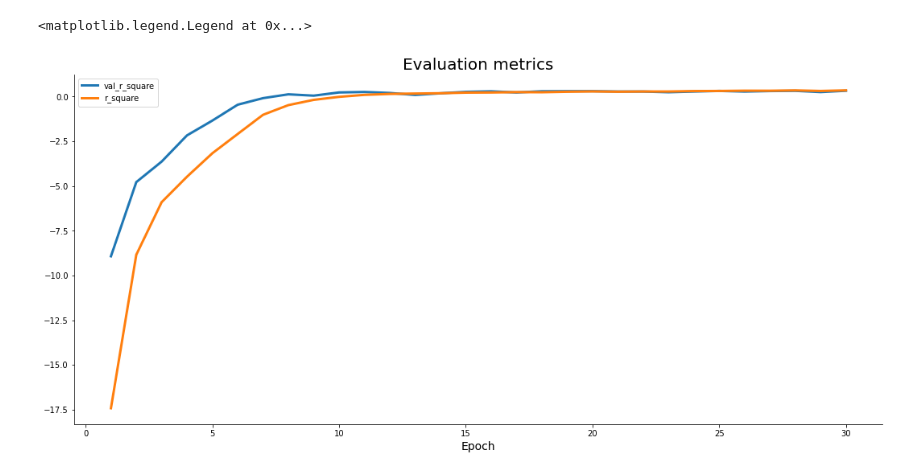
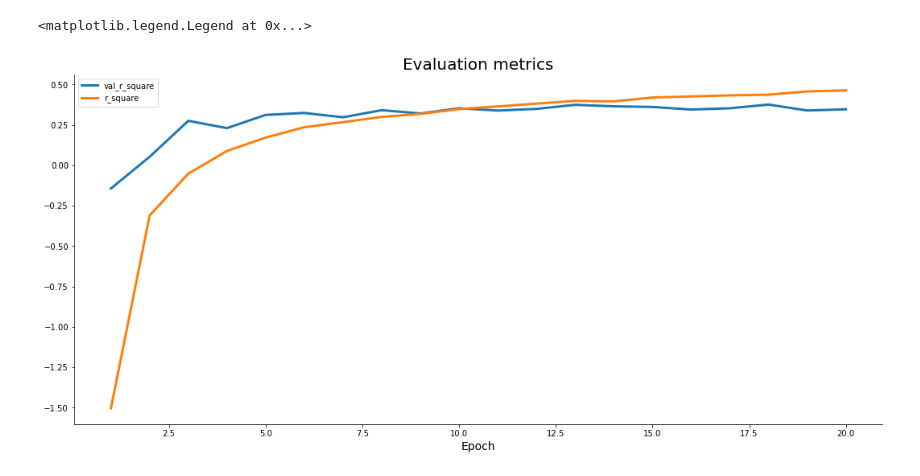
Before and after one commit to Fardic/TopVideoGames, a Jupyter notebook: top_video_games.ipynb, the cells around one changed output. Saved outputs shown, nothing was run; the diff lists cells and outputs as text; code cells hidden in the pictures.

```diff
--- a/top_video_games.ipynb
+++ b/top_video_games.ipynb
@@ -72,7 +92,7 @@ x.drop(columns=["name", "summary", "reviews"], inplace=True)
 x = pd.concat([x, pd.DataFrame(reviews), pd.get_dummies(x.platform, prefix='plat')], axis=1)
 x.drop(columns=["platform", "publish_year", "publish_month"], inplace=True)
 
-x = StandardScaler(with_mean=False).fit_transform(x)
+x = StandardScaler().fit_transform(x)
 
 svd = decomposition.TruncatedSVD(n_components=200, n_iter=7, random_state=7)
 x = svd.fit_transform(x)
@@ -89,8 +113,16 @@ model.add(Dense(256, activation='relu'))
 model.add(Dropout(0.2))
 model.add(batch_normalization.BatchNormalization())
 
+model.add(Dense(256, activation='relu'))
+model.add(Dropout(0.2))
+model.add(batch_normalization.BatchNormalization())
+
+model.add(Dense(256, activation='relu'))
+model.add(Dropout(0.2))
+model.add(batch_normalization.BatchNormalization())
+
 
 model.add(Dense(1))
-model.add(Activation('relu'))
+model.add(Activation('sigmoid'))
 
-model.compile(loss="mse", optimizer='adam', metrics=[tensorflow.keras.metrics.RootMeanSquaredError(), RSquare(dtype=tensorflow.float32, y_shape=(1,))])
+model.compile(loss="mean_squared_logarithmic_error", optimizer=tensorflow.keras.optimizers.Adam(), metrics=[tensorflow.keras.metrics.RootMeanSquaredError(), RSquare(dtype=tensorflow.float32, y_shape=(1,))])
@@ -97,5 +131,5 @@ model.compile(loss="mse", optimizer='adam', metrics=[tensorflow.keras.metrics.Ro
 # %%
 model_history = model.fit(x_train, y=y_train, batch_size=64,
-          epochs=30, verbose=1,
+          epochs=20, verbose=1,
           validation_data=(x_valid, y_valid))
 # %% [output]
@@ -119,22 +155,22 @@ Epoch 30/30
 # %%
 rcParams['figure.figsize'] = (18, 8)
 rcParams['axes.spines.top'] = False
 rcParams['axes.spines.right'] = False
 
 plt.plot(
-    np.arange(1, 31),
+    np.arange(1, 21),
     model_history.history['val_r_square'],
     label='val_r_square', lw=3
 )
 plt.plot(
-    np.arange(1, 31),
+    np.arange(1, 21),
     model_history.history['r_square'],
     label='r_square', lw=3
 )
 
 plt.title('Evaluation metrics', size=20)
 plt.xlabel('Epoch', size=14)
 plt.legend()
 # %% [output]
 <matplotlib.legend.Legend at 0x...>
-[figure, old version]
+[figure, new version]
```
Also changed, not shown: parts of 17 cells of this notebook.
